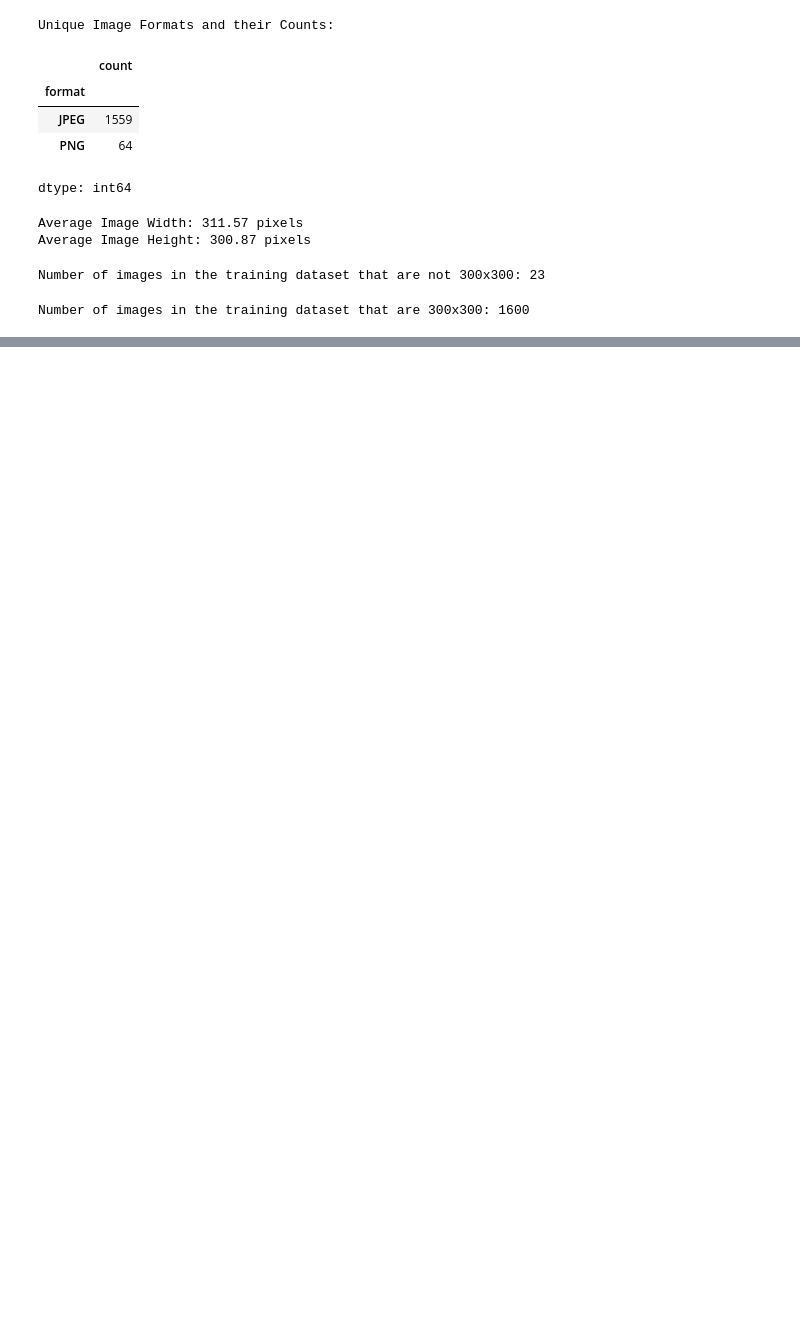
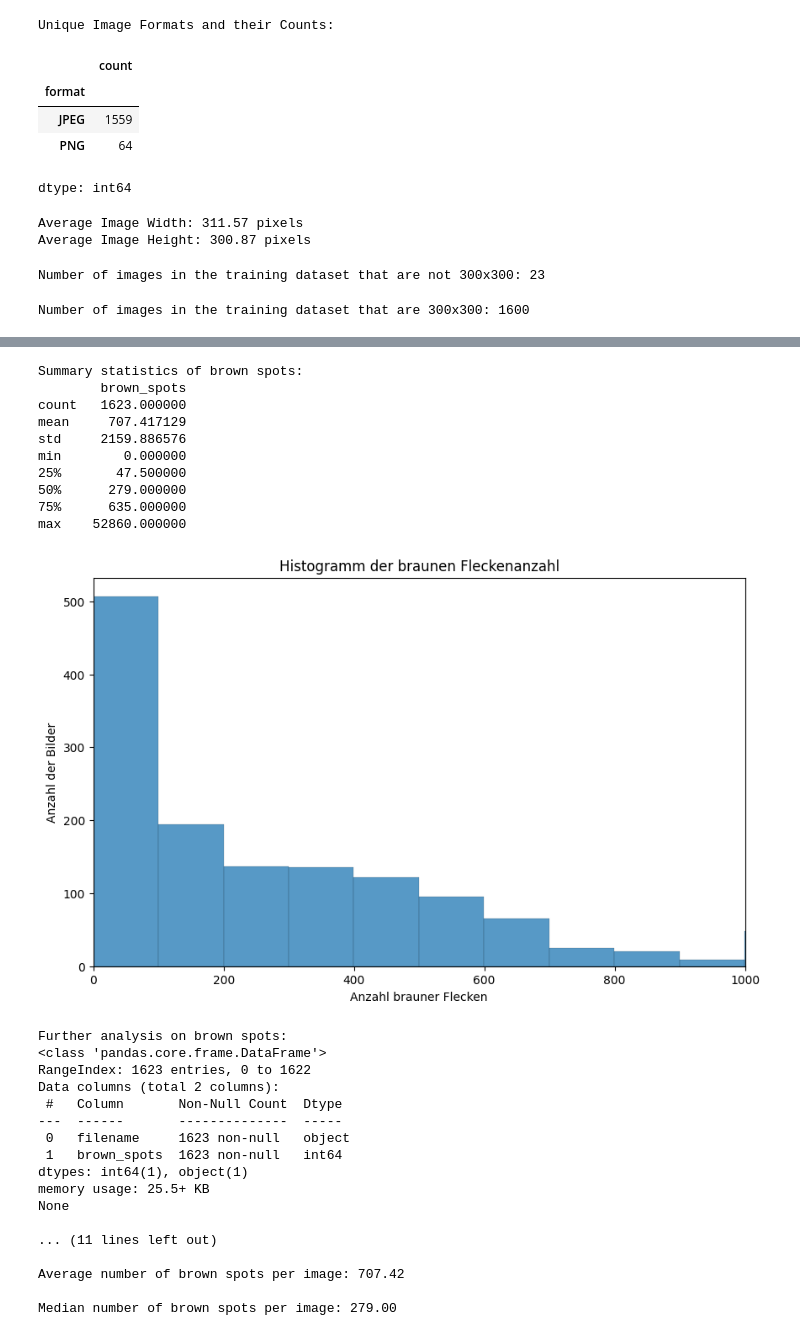
Before and after one commit to AlexFraisl/Crop-Disease-Model-HSLU, a Jupyter notebook: Crop_Notebook2_Brownspot.ipynb, the cells around one changed output, grey strips where cells are left out. Saved outputs shown, nothing was run; the diff lists cells and outputs as text; code cells hidden in the pictures; blank space fills up the shorter version.

```diff
--- a/Crop_Notebook2_Brownspot.ipynb
+++ b/Crop_Notebook2_Brownspot.ipynb
@@ -465,0 +311,64 @@ for index, row in top_5_images.iterrows():
+# %%
+# prompt: Gib mir bitte infos über die brown_spots
+
+# Assuming brown_spots_df is already created from the previous code
+
+print("\nSummary statistics of brown spots:")
+print(brown_spots_df.describe())
+
+# Histogram of brown spot counts
+plt.figure(figsize=(10, 6))
+sns.histplot(brown_spots_df['brown_spots'])  # Increase the number of bins
+plt.xlim(0, 1000)
+plt.xlabel('Anzahl brauner Flecken')
+plt.ylabel('Anzahl der Bilder')
+plt.title('Histogramm der braunen Fleckenanzahl')
+plt.show()
+
+# Further analysis on brown_spots_df
+print("\nFurther analysis on brown spots:")
+print(brown_spots_df.info())
+
+# Example: Find images with more than a certain threshold of brown spots
+threshold = 5000  # Example threshold
+images_above_threshold = brown_spots_df[brown_spots_df['brown_spots'] > threshold]
+print(f"\nImages with more than {threshold} brown spots:")
+print(images_above_threshold)
+
+
+# Calculate the average number of brown spots
+average_brown_spots = brown_spots_df['brown_spots'].mean()
+print(f"\nAverage number of brown spots per image: {average_brown_spots:.2f}")
+
+# Calculate the median number of brown spots
+median_brown_spots = brown_spots_df['brown_spots'].median()
+print(f"\nMedian number of brown spots per image: {median_brown_spots:.2f}")
+# %% [output]
+Summary statistics of brown spots:
+        brown_spots
+count   1623.000000
+mean     707.417129
+std     2159.886576
+min        0.000000
+25%       47.500000
+50%      279.000000
+75%      635.000000
+max    52860.000000
+[figure, added]
+Further analysis on brown spots:
+<class 'pandas.core.frame.DataFrame'>
+RangeIndex: 1623 entries, 0 to 1622
+Data columns (total 2 columns):
+ #   Column       Non-Null Count  Dtype
+---  ------       --------------  -----
+ 0   filename     1623 non-null   object
+ 1   brown_spots  1623 non-null   int64
+dtypes: int64(1), object(1)
+memory usage: 25.5+ KB
+None
+
+... (11 lines left out)
+
+Average number of brown spots per image: 707.42
+
+Median number of brown spots per image: 279.00
```
Also changed, not shown: parts of 12 cells of this notebook.
